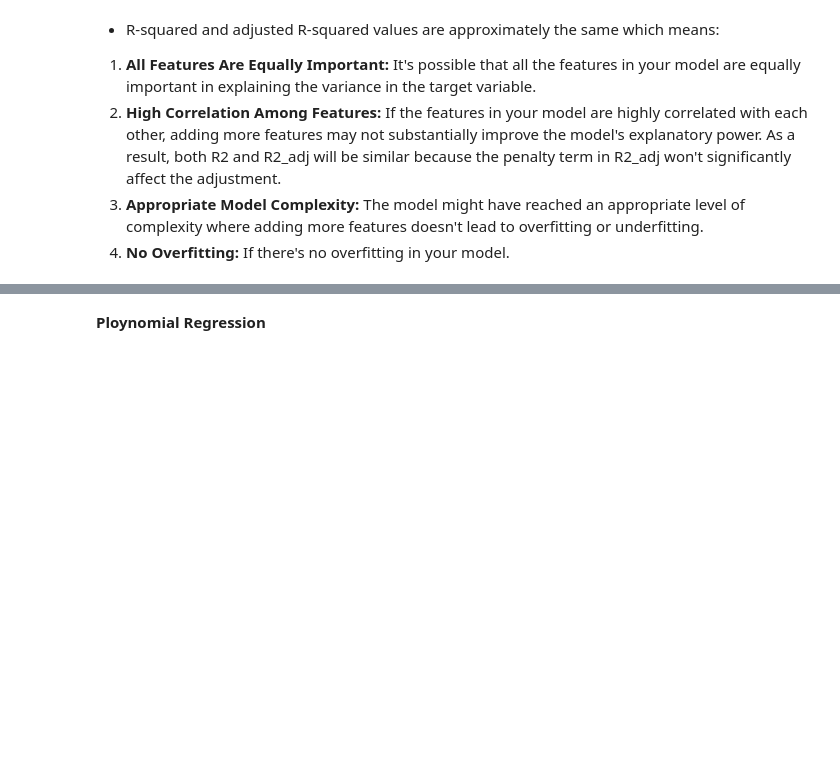
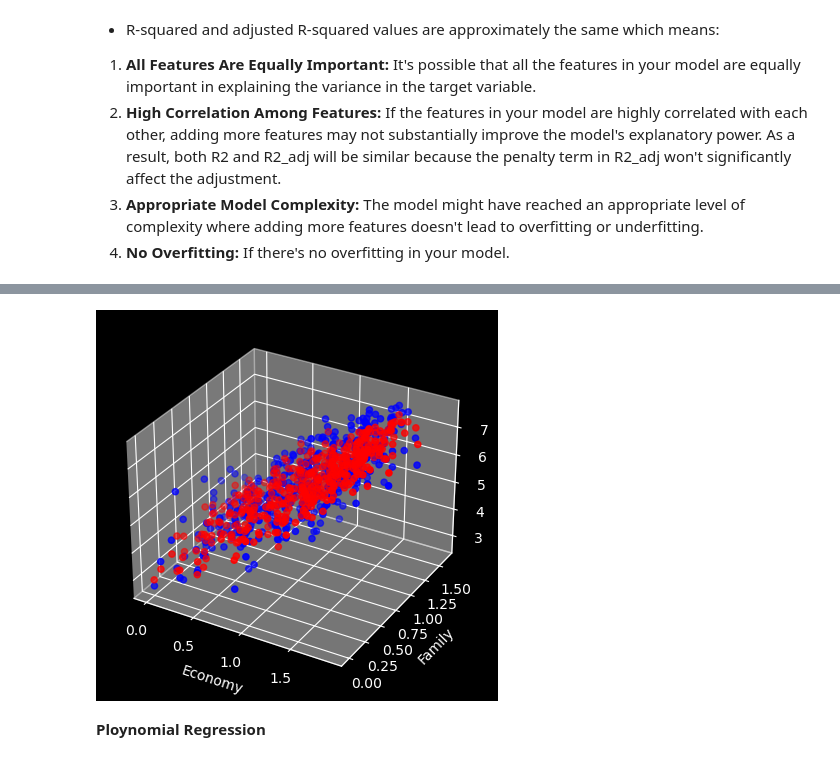
Before and after one commit to apdo60311/regression-analyzer, a Jupyter notebook: notebooks/regression_model.ipynb, the cells around one changed output, grey strips where cells are left out. Saved outputs shown, nothing was run; the diff lists cells and outputs as text; code cells hidden in the pictures; blank space fills up the shorter version.

```diff
--- a/notebooks/regression_model.ipynb
+++ b/notebooks/regression_model.ipynb
@@ -702,4 +712,22 @@ Notes:
 strong multicollinearity problems or that the design matrix is singular.
+# %%
+X = data_cleaned[['Economy', 'Family', 'Health', 'Freedom', 'Trust', 'Social_Support']]
+
+y_pred = model.predict(X)
+
+fig = plt.figure()
+ax = fig.add_subplot(111, projection='3d')
+
+ax.scatter(X['Economy'], X['Family'], y_pred, c='r', marker='o')
+ax.scatter(X['Economy'], X['Family'], y, c='blue', marker='o')
+
+ax.set_xlabel('Economy')
+ax.set_ylabel('Family')
+ax.set_zlabel('Happiness Score')
+
+plt.show()
+# %% [output]
+[figure, added]
 # %% [markdown]
 **Ploynomial Regression**
 # %%
```
Also changed, not shown: parts of 15 cells of this notebook.
